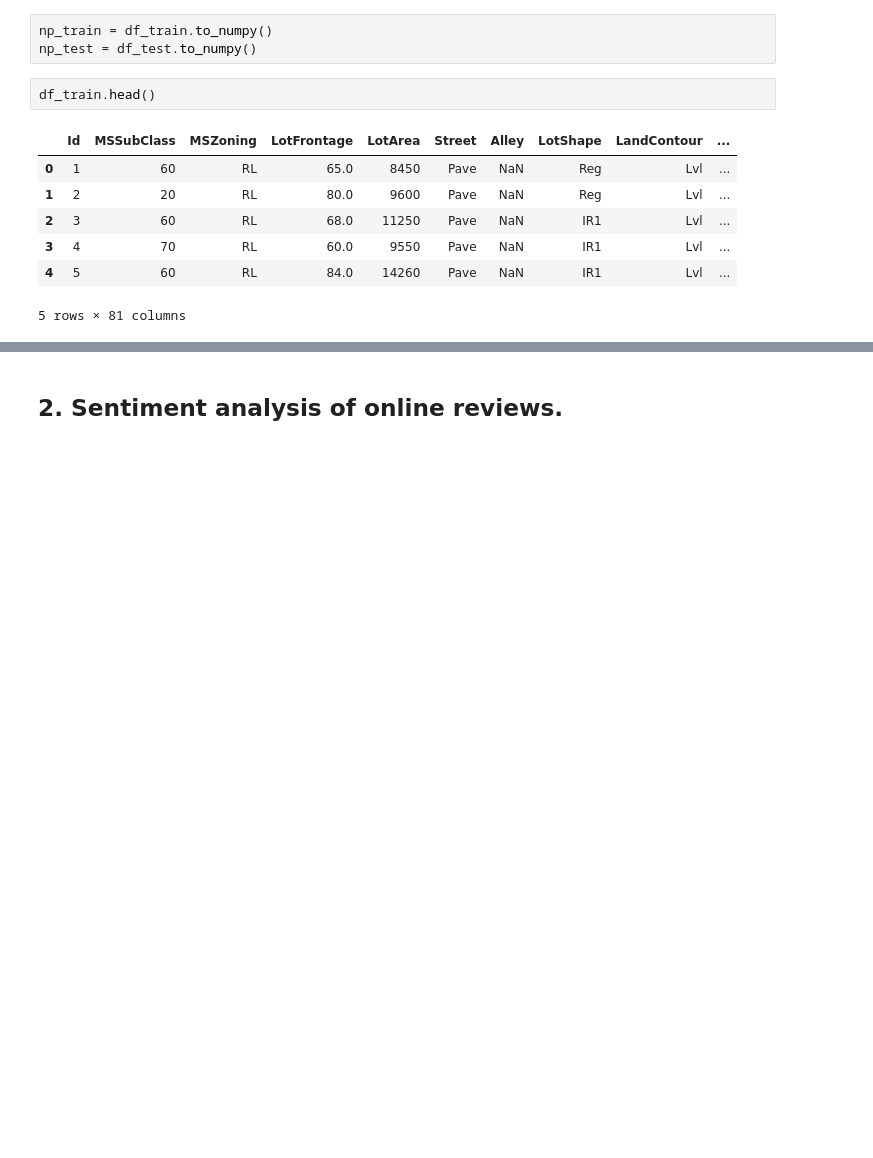
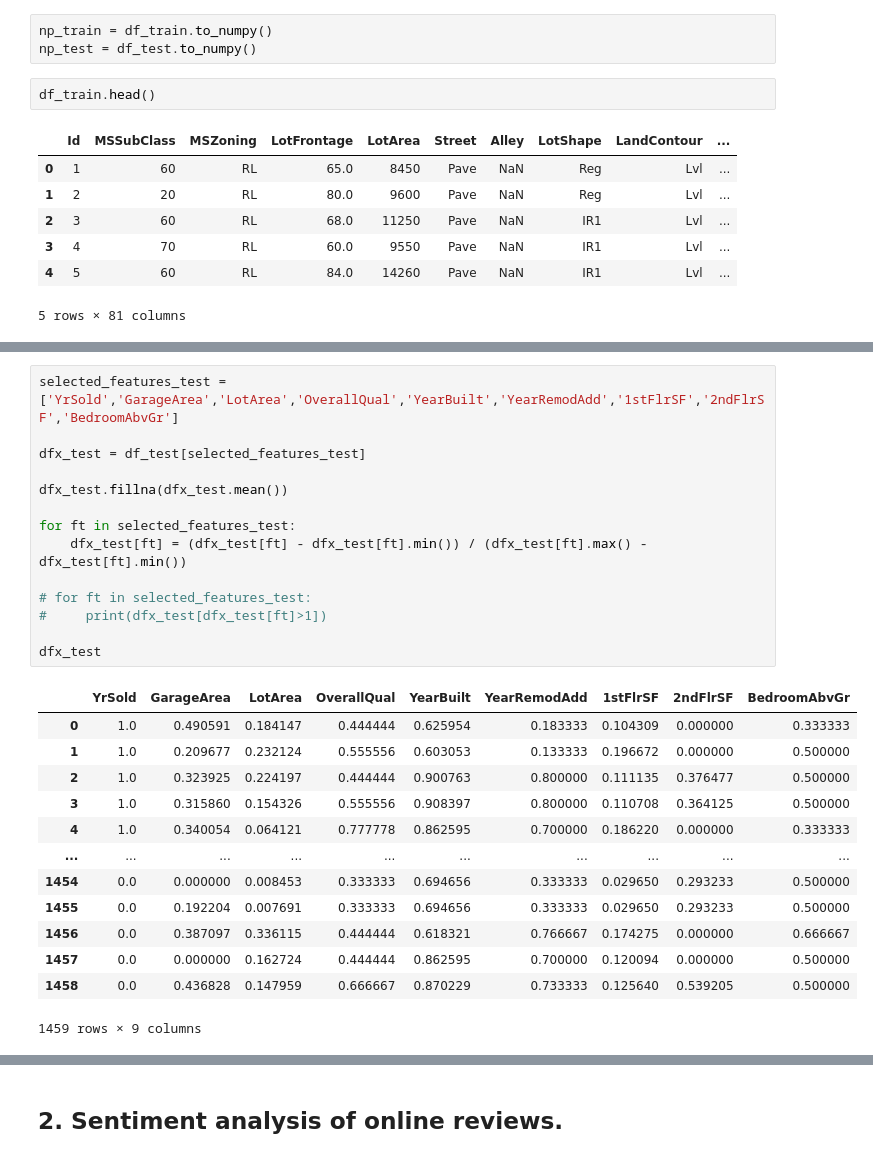
Before and after one commit to SalGalarza/AML, a Jupyter notebook: HW2/Homework 2.ipynb, the cells around one changed output, grey strips where cells are left out. Drawn from its saved outputs; the diff is of its cells as text; blank space fills up the shorter version.

```diff
--- a/HW2/Homework 2.ipynb
+++ b/HW2/Homework 2.ipynb
@@ -84,4 +97,32 @@ df_selected.head()
 | 2 | 0.261908 | 0.50 | 0.428773 | 0.046507 | 0.666667 | 0.934783 | 0.866667 | 0.134465 | 0.419370 | ... |
 | 3 | 0.145952 | 0.00 | 0.452750 | 0.038561 | 0.666667 | 0.311594 | 0.333333 | 0.143873 | 0.366102 | ... |
 | 4 | 0.298709 | 0.50 | 0.589563 | 0.060576 | 0.777778 | 0.927536 | 0.833333 | 0.186095 | 0.509927 | ... |
+# %%
+selected_features_test = ['YrSold','GarageArea','LotArea','OverallQual','YearBuilt','YearRemodAdd','1stFlrSF','2ndFlrSF','BedroomAbvGr']
+
+dfx_test = df_test[selected_features_test]
+
+dfx_test.fillna(dfx_test.mean())
+
+for ft in selected_features_test:
+    dfx_test[ft] = (dfx_test[ft] - dfx_test[ft].min()) / (dfx_test[ft].max() - dfx_test[ft].min())
+
+# for ft in selected_features_test:
+#     print(dfx_test[dfx_test[ft]>1])
+
+dfx_test
+# %% [output]
+|  | YrSold | GarageArea | LotArea | OverallQual | YearBuilt | YearRemodAdd | 1stFlrSF | 2ndFlrSF | BedroomAbvGr |
+| 0 | 1.0 | 0.490591 | 0.184147 | 0.444444 | 0.625954 | 0.183333 | 0.104309 | 0.000000 | 0.333333 |
+| 1 | 1.0 | 0.209677 | 0.232124 | 0.555556 | 0.603053 | 0.133333 | 0.196672 | 0.000000 | 0.500000 |
+| 2 | 1.0 | 0.323925 | 0.224197 | 0.444444 | 0.900763 | 0.800000 | 0.111135 | 0.376477 | 0.500000 |
+| 3 | 1.0 | 0.315860 | 0.154326 | 0.555556 | 0.908397 | 0.800000 | 0.110708 | 0.364125 | 0.500000 |
+| 4 | 1.0 | 0.340054 | 0.064121 | 0.777778 | 0.862595 | 0.700000 | 0.186220 | 0.000000 | 0.333333 |
+| ... | ... | ... | ... | ... | ... | ... | ... | ... | ... |
+| 1454 | 0.0 | 0.000000 | 0.008453 | 0.333333 | 0.694656 | 0.333333 | 0.029650 | 0.293233 | 0.500000 |
+| 1455 | 0.0 | 0.192204 | 0.007691 | 0.333333 | 0.694656 | 0.333333 | 0.029650 | 0.293233 | 0.500000 |
+| 1456 | 0.0 | 0.387097 | 0.336115 | 0.444444 | 0.618321 | 0.766667 | 0.174275 | 0.000000 | 0.666667 |
+| 1457 | 0.0 | 0.000000 | 0.162724 | 0.444444 | 0.862595 | 0.700000 | 0.120094 | 0.000000 | 0.500000 |
+| 1458 | 0.0 | 0.436828 | 0.147959 | 0.666667 | 0.870229 | 0.733333 | 0.125640 | 0.539205 | 0.500000 |
+1459 rows × 9 columns
 # %%
```
Also changed, not shown: parts of 92 cells of this notebook.
